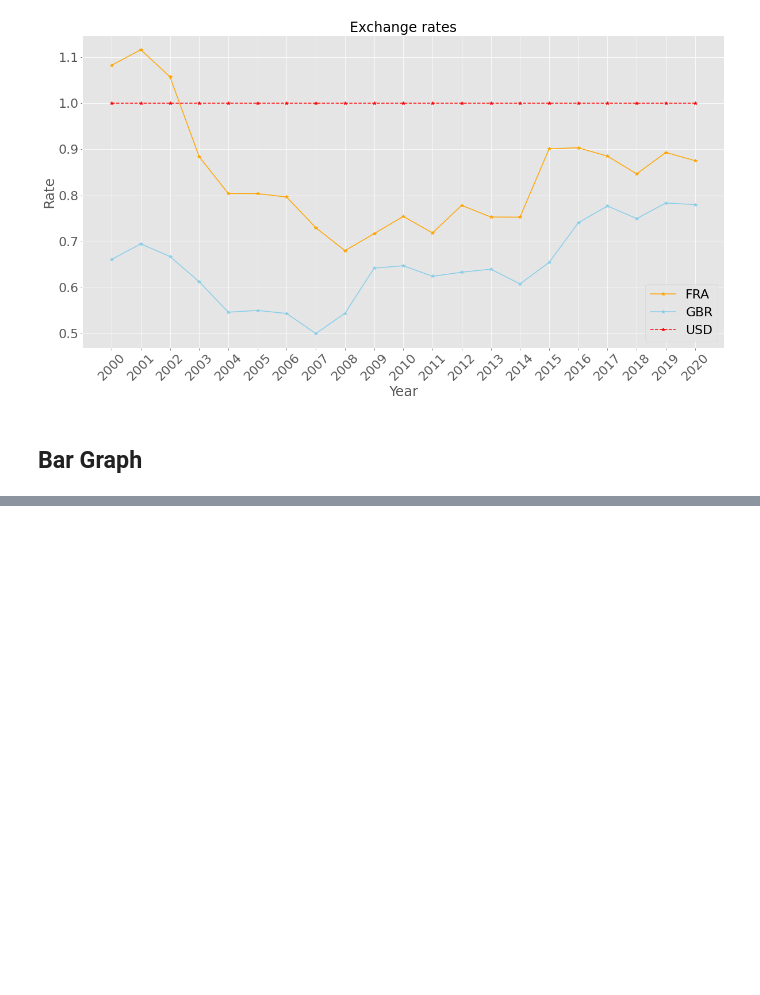
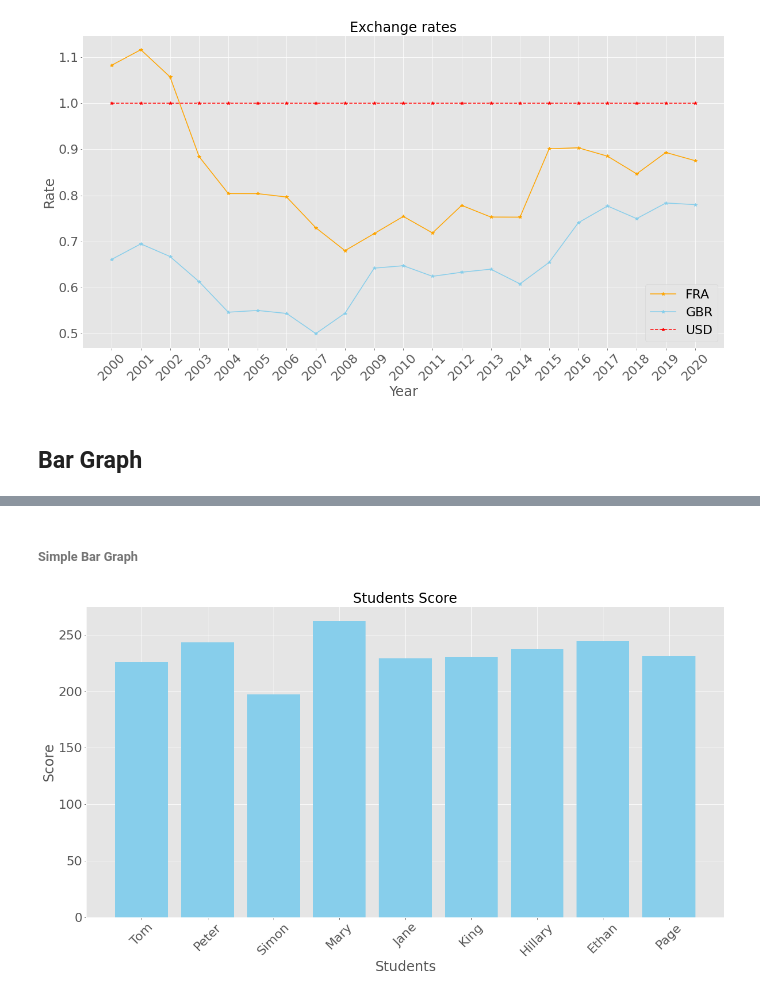
Before and after one commit to SammyOngaya/data2ml, a Jupyter notebook: matplotlib-data-visualization.ipynb, the cells around one changed output, grey strips where cells are left out. Cells and saved outputs as stored; diff of their text form; code cells hidden in the pictures; blank space fills up the shorter version.

```diff
--- a/matplotlib-data-visualization.ipynb
+++ b/matplotlib-data-visualization.ipynb
@@ -72,3 +74,16 @@ plt.show()
 [figure]
 # %% [markdown]
 ## Bar Graph
+# %%
+score_df = pd.DataFrame(
+    {
+        "Students": ["Tom", "Peter","Simon", "Mary", "Jane","King","Hillary","Ethan","Page"],
+        "Math": [79.00, 67.00,80.00, 84.00, 70.00,60.00,90.00,76.00,75],
+        "Physics":[63.00, 98, 60.00, 90,84.00, 77.00,55.00,70,66.00],
+        "Computer":[84.00,78.00, 57.00, 88.00, 75.00,93.00,92.00,98.00,90.00],
+    },
+    index=["Tom", "Peter","Simon", "Mary", "Jane","King","Hillary","Ethan","Page"]
+)
+
+score_df['Total']=score_df[['Math','Physics','Computer']].apply(np.sum,axis=1)
+score_df
@@ -74,0 +101,12 @@ plt.show()
+# %% [markdown]
+###### Simple Bar Graph
+# %%
+plt.figure(figsize=(20,10)) # Set figure size
+plt.bar(score_df['Students'],score_df['Total'],color='skyblue')
+plt.title('Students Score',fontsize=24)
+plt.xticks(rotation=45)
+plt.xlabel('Students',fontsize=24)
+plt.ylabel('Score',fontsize=24)
+plt.show()
+# %% [output]
+[figure, added]
```
Also changed, not shown: parts of 13 cells of this notebook.
